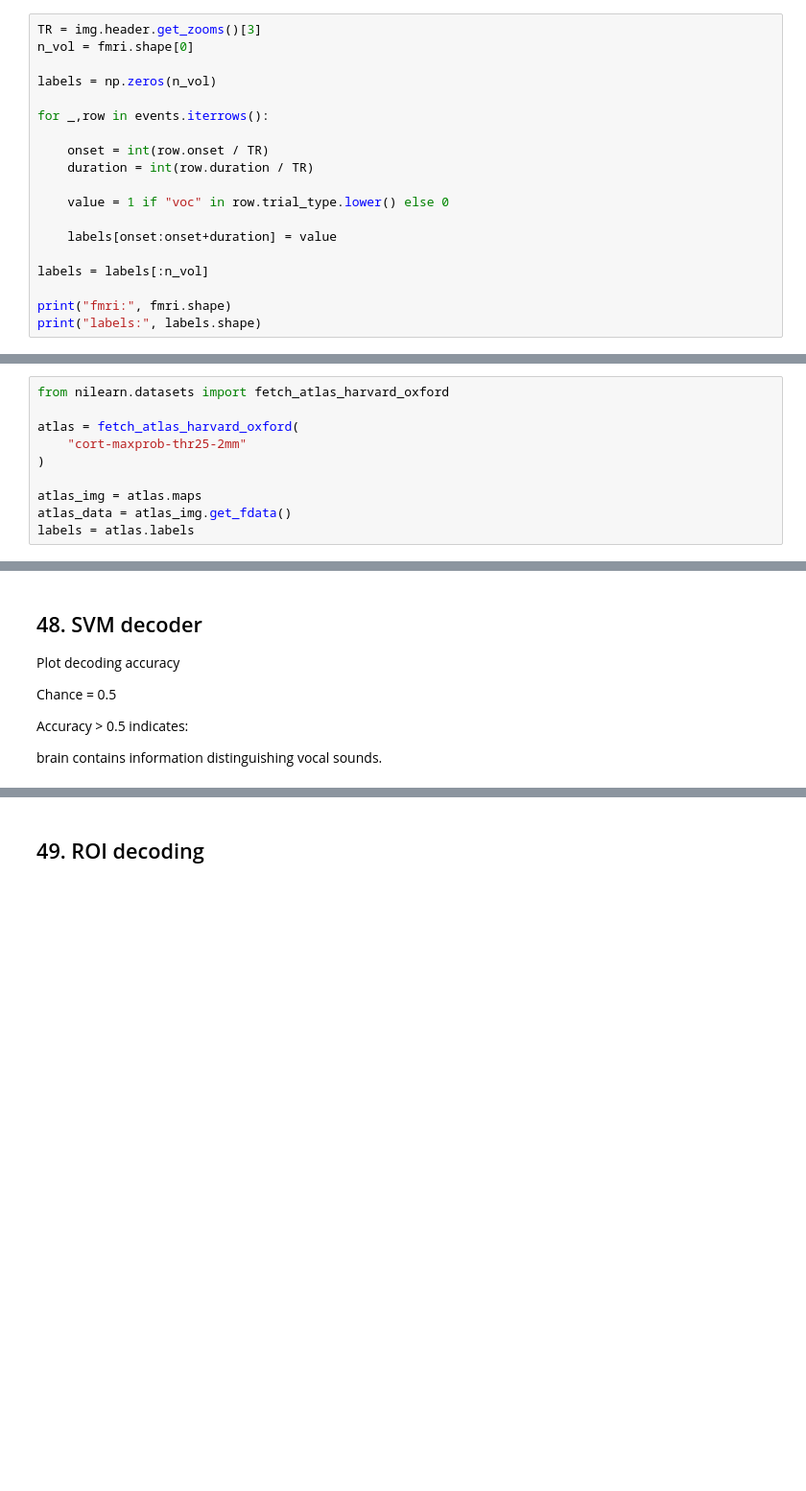
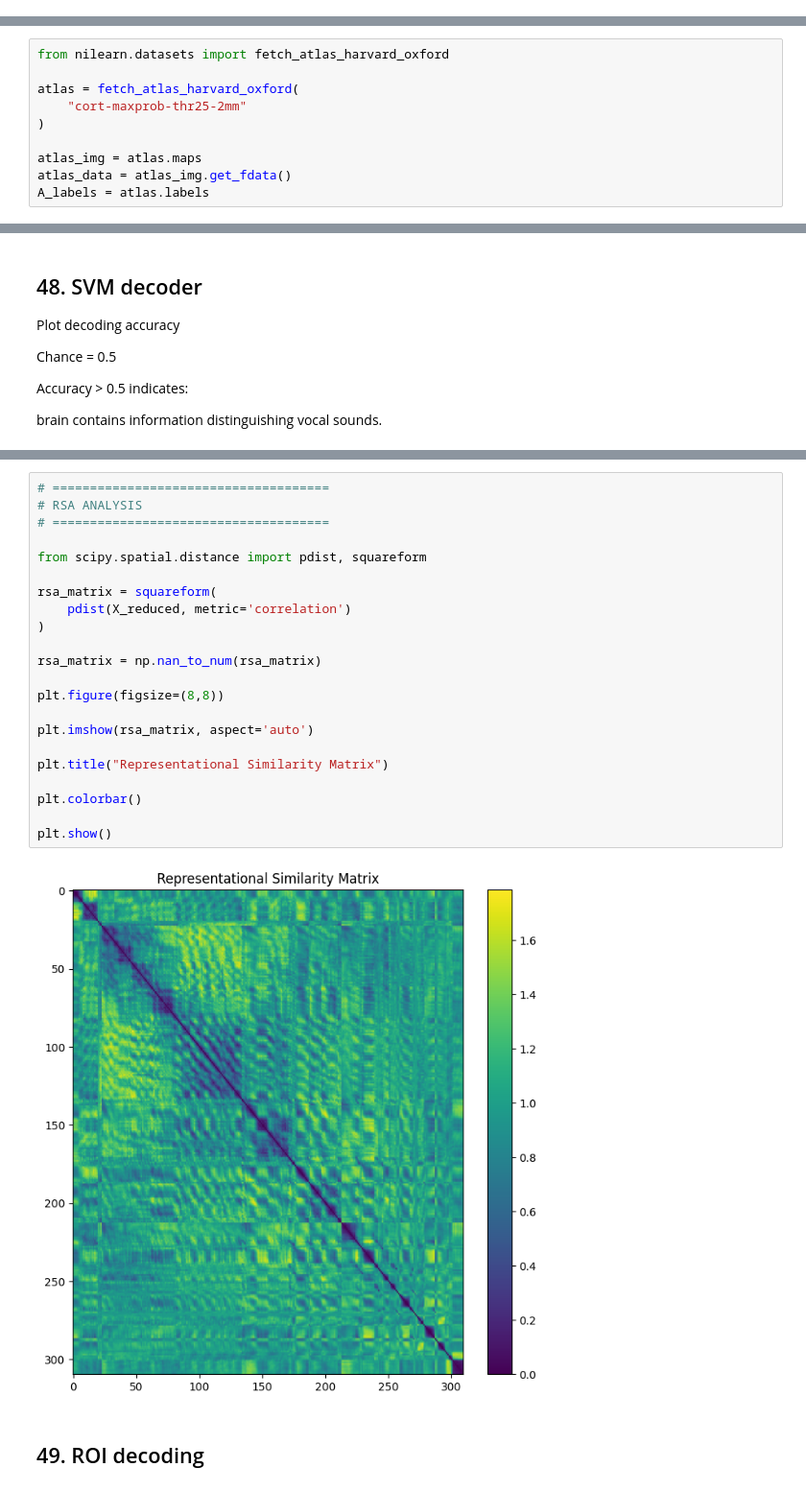
Before and after one commit to YLL-evol/Voice-Encode-fMRI-Machine-Learning, a Jupyter notebook: Speech_fMRI-Copy1.ipynb, the cells around one changed output, grey strips where cells are left out. Shown at 96% size. Cells and saved outputs as stored; diff of their text form; blank space fills up the shorter version.

```diff
--- a/Speech_fMRI-Copy1.ipynb
+++ b/Speech_fMRI-Copy1.ipynb
@@ -259,22 +285,3 @@ plt.show()
 [figure]
 # %% [markdown]
 ## 13. Create labels
-# %%
-TR = img.header.get_zooms()[3]
-n_vol = fmri.shape[0]
-
-labels = np.zeros(n_vol)
-
-for _,row in events.iterrows():
-
-    onset = int(row.onset / TR)
-    duration = int(row.duration / TR)
-
-    value = 1 if "voc" in row.trial_type.lower() else 0
-
-    labels[onset:onset+duration] = value
-
-labels = labels[:n_vol]
-
-print("fmri:", fmri.shape)
-print("labels:", labels.shape)
@@ -1092,7 +1119,7 @@ atlas = fetch_atlas_harvard_oxford(
 
 atlas_img = atlas.maps
 atlas_data = atlas_img.get_fdata()
-labels = atlas.labels
+A_labels = atlas.labels
 # %% [output]
 [fetch_atlas_harvard_oxford] Dataset found in C:\Users\hi\nilearn_data\fsl
 # %%
@@ -1245,2 +1308,26 @@ ValueError: Found input variables with inconsistent numbers of samples: [310, 49
+# %%
+# =====================================
+# RSA ANALYSIS
+# =====================================
+
+from scipy.spatial.distance import pdist, squareform
+
+rsa_matrix = squareform(
+    pdist(X_reduced, metric='correlation')
+)
+
+rsa_matrix = np.nan_to_num(rsa_matrix)
+
+plt.figure(figsize=(8,8))
+
+plt.imshow(rsa_matrix, aspect='auto')
+
+plt.title("Representational Similarity Matrix")
+
+plt.colorbar()
+
+plt.show()
+# %% [output]
+[figure, added]
 # %% [markdown]
 ## 49. ROI decoding
```
Also changed, not shown: parts of 32 cells of this notebook, 5 other files.
